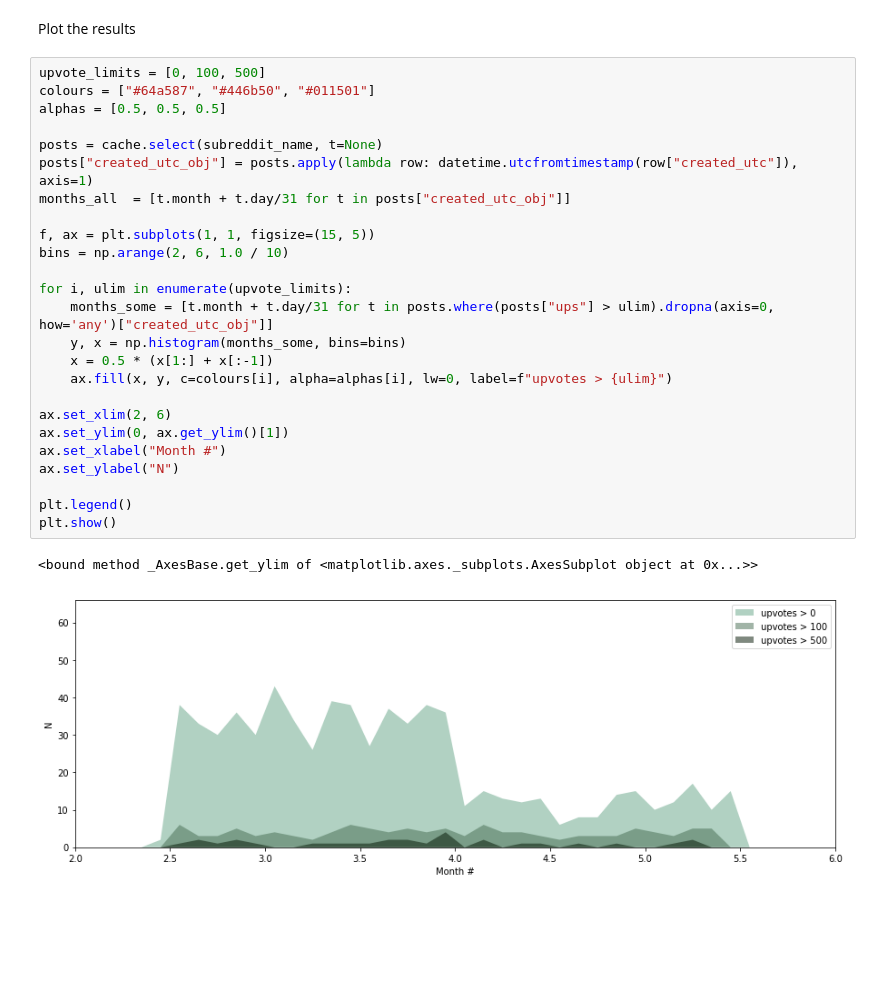
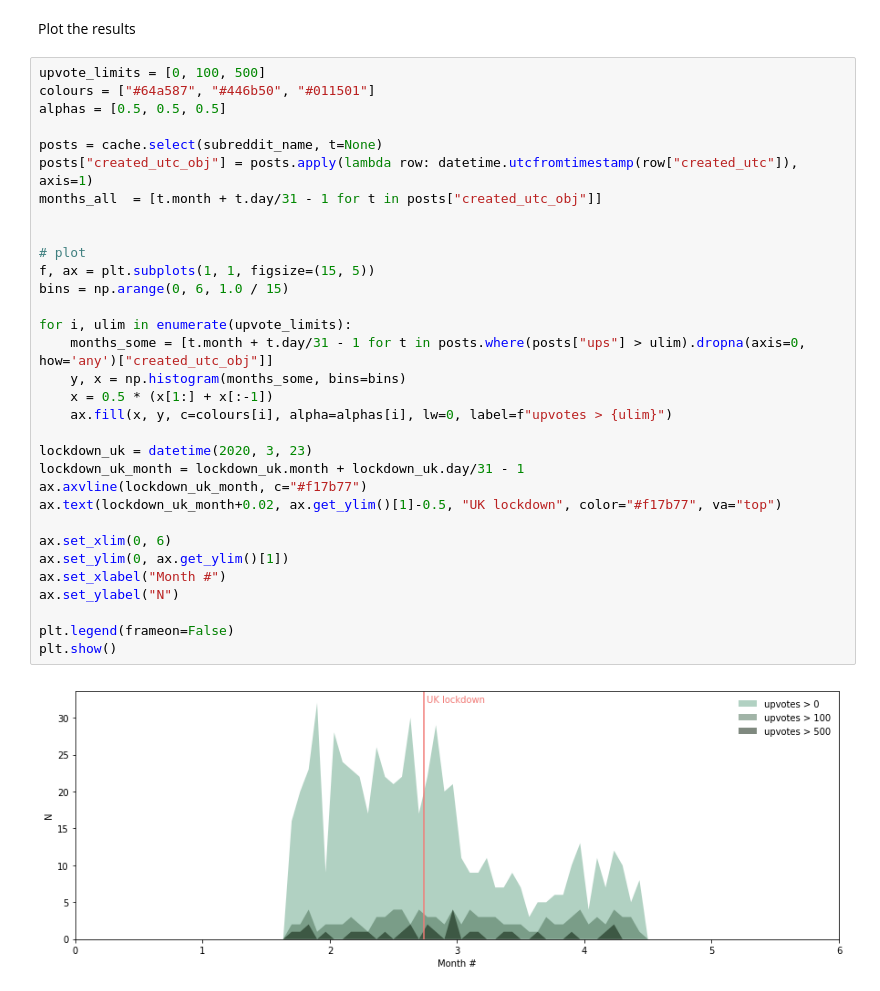
Before and after one commit to timberhill/reddy, a Jupyter notebook: reddy.ipynb, the cells around one changed output. Drawn from its saved outputs; the diff is of its cells as text; blank space fills up the shorter version.

```diff
--- a/reddy.ipynb
+++ b/reddy.ipynb
@@ -49,28 +49,34 @@ Plot the results
 # %%
 upvote_limits = [0, 100, 500]
 colours = ["#64a587", "#446b50", "#011501"]
 alphas = [0.5, 0.5, 0.5]
 
 posts = cache.select(subreddit_name, t=None)
 posts["created_utc_obj"] = posts.apply(lambda row: datetime.utcfromtimestamp(row["created_utc"]), axis=1)
-months_all  = [t.month + t.day/31 for t in posts["created_utc_obj"]]
+months_all  = [t.month + t.day/31 - 1 for t in posts["created_utc_obj"]]
 
+
+# plot
 f, ax = plt.subplots(1, 1, figsize=(15, 5))
-bins = np.arange(2, 6, 1.0 / 10)
+bins = np.arange(0, 6, 1.0 / 15)
 
 for i, ulim in enumerate(upvote_limits):
-    months_some = [t.month + t.day/31 for t in posts.where(posts["ups"] > ulim).dropna(axis=0, how='any')["created_utc_obj"]]
+    months_some = [t.month + t.day/31 - 1 for t in posts.where(posts["ups"] > ulim).dropna(axis=0, how='any')["created_utc_obj"]]
     y, x = np.histogram(months_some, bins=bins)
     x = 0.5 * (x[1:] + x[:-1])
     ax.fill(x, y, c=colours[i], alpha=alphas[i], lw=0, label=f"upvotes > {ulim}")
 
-ax.set_xlim(2, 6)
+lockdown_uk = datetime(2020, 3, 23)
+lockdown_uk_month = lockdown_uk.month + lockdown_uk.day/31 - 1
+ax.axvline(lockdown_uk_month, c="#f17b77")
+ax.text(lockdown_uk_month+0.02, ax.get_ylim()[1]-0.5, "UK lockdown", color="#f17b77", va="top")
+
+ax.set_xlim(0, 6)
 ax.set_ylim(0, ax.get_ylim()[1])
 ax.set_xlabel("Month #")
 ax.set_ylabel("N")
 
-plt.legend()
+plt.legend(frameon=False)
 plt.show()
 # %% [output]
-<bound method _AxesBase.get_ylim of <matplotlib.axes._subplots.AxesSubplot object at 0x...>>
-[figure, old version]
+[figure, new version]
```
Also changed, not shown: parts of 1 cell of this notebook, 1 other file.
